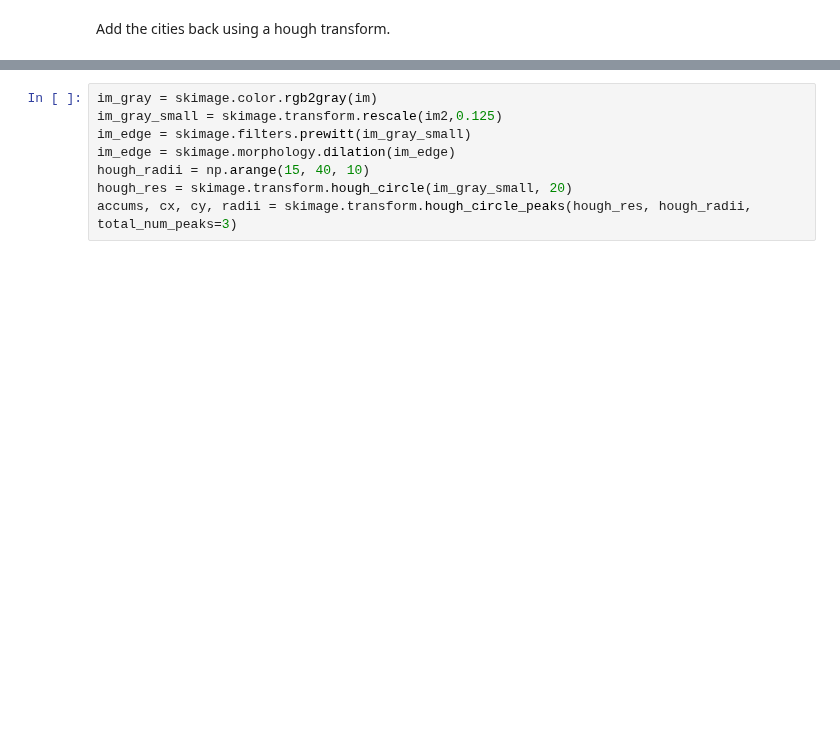
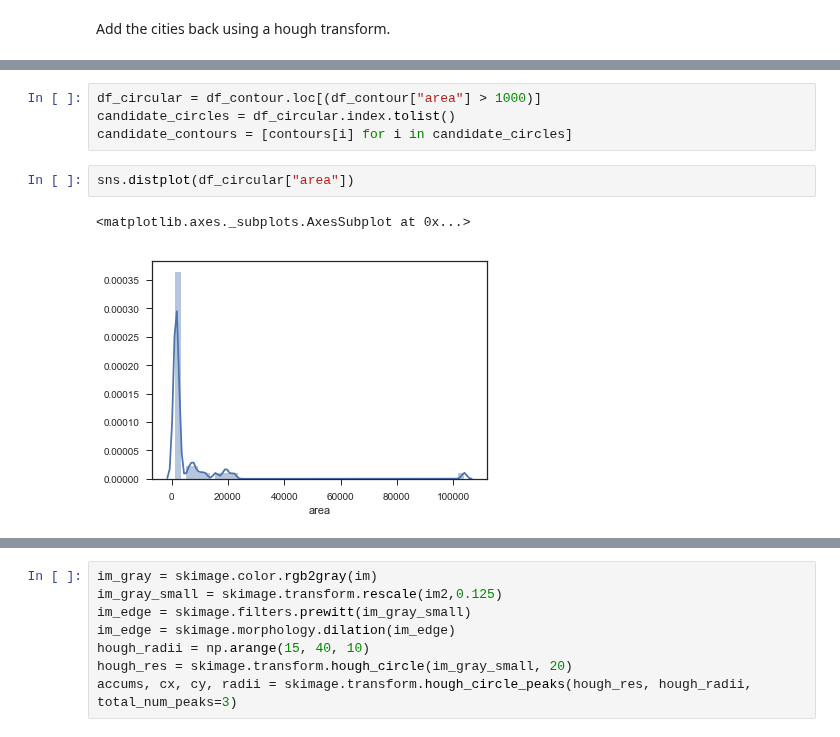
Before and after one commit to cardboardai/boardgame-bookie, a Jupyter notebook: boardgames/pandemic_legacy_season2/recon_cartographer.ipynb, the cells around one changed output, grey strips where cells are left out. Saved outputs shown, nothing was run; the diff lists cells and outputs as text; blank space fills up the shorter version.

```diff
--- a/boardgames/pandemic_legacy_season2/recon_cartographer.ipynb
+++ b/boardgames/pandemic_legacy_season2/recon_cartographer.ipynb
@@ -83,0 +135,9 @@ Add the cities back using a hough transform.
+# %%
+df_circular = df_contour.loc[(df_contour["area"] > 1000)]
+candidate_circles = df_circular.index.tolist()
+candidate_contours = [contours[i] for i in candidate_circles]
+# %%
+sns.distplot(df_circular["area"])
+# %% [output]
+<matplotlib.axes._subplots.AxesSubplot at 0x...>
+[figure, added]
```
Also changed, not shown: parts of 12 cells of this notebook.
